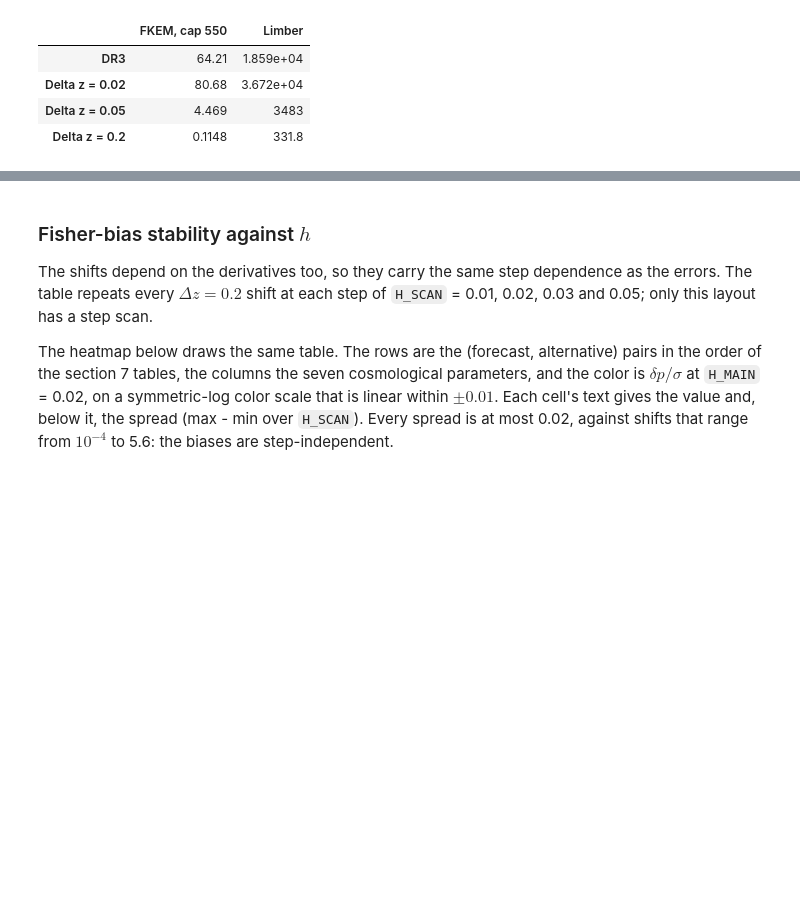
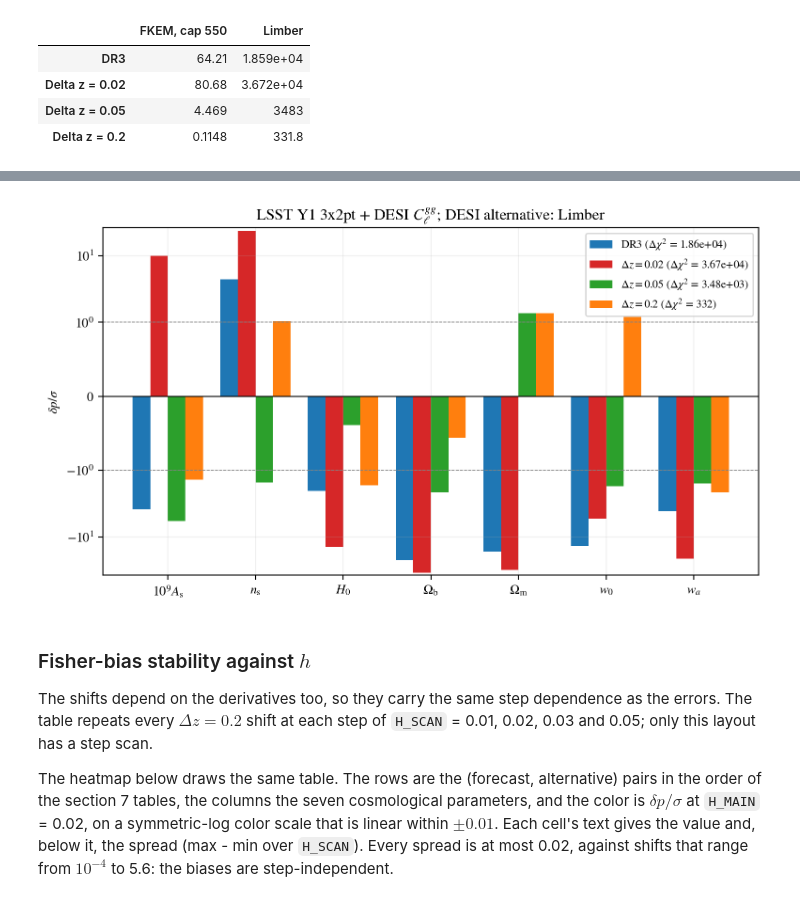
Before and after one commit to SBU-COSMOLIKE/lssty1xdesi, a Jupyter notebook: EXAMPLE_EVALUATE_FISHER.ipynb, the cells around one changed output, grey strips where cells are left out. Saved outputs shown, nothing was run; the diff lists cells and outputs as text; code cells hidden in the pictures; blank space fills up the shorter version.

```diff
--- a/EXAMPLE_EVALUATE_FISHER.ipynb
+++ b/EXAMPLE_EVALUATE_FISHER.ipynb
@@ -1003,3 +1017,7 @@ plt.show()
+# %%
+draw_bias_bars(JOINT_PROBE, 'Limber')
+# %% [output]
+[figure, added]
 # %% [markdown]
 ### Fisher-bias stability against $h$
 
```
Also changed, not shown: parts of 5 cells of this notebook.
